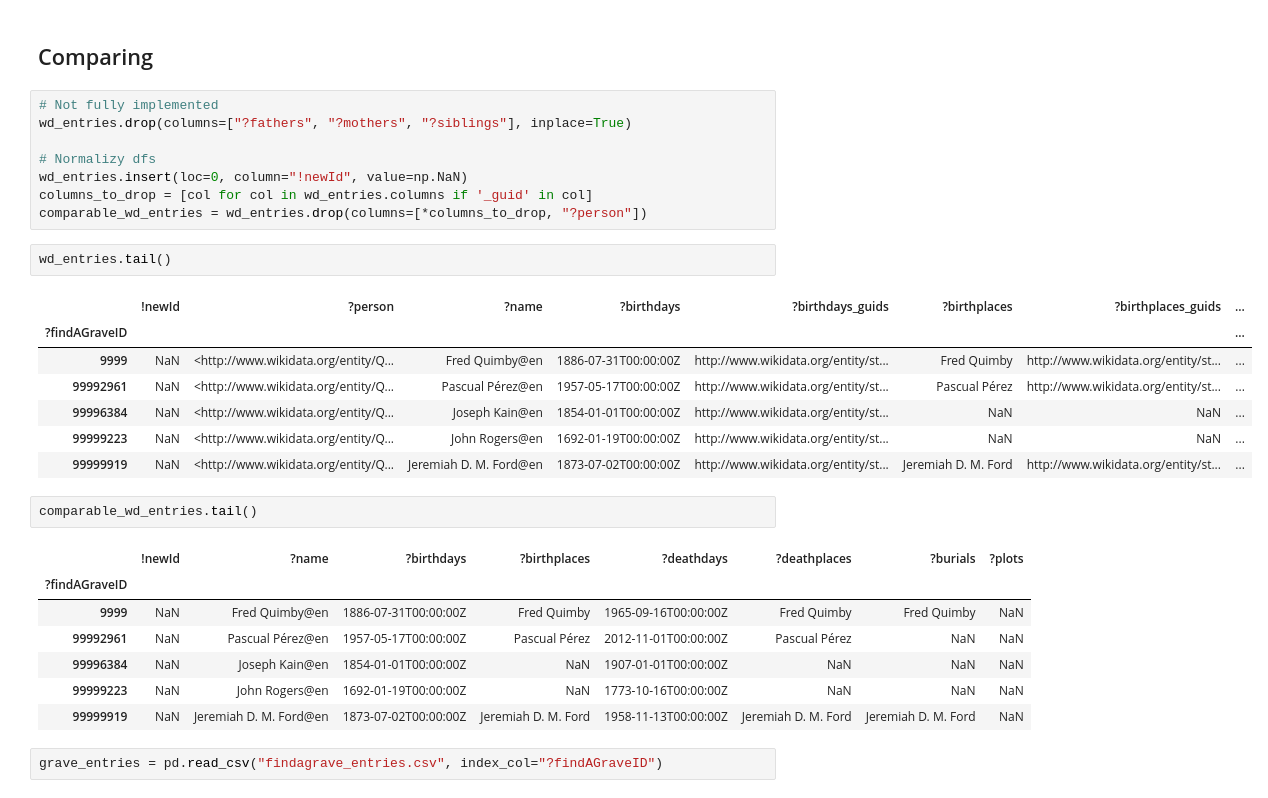
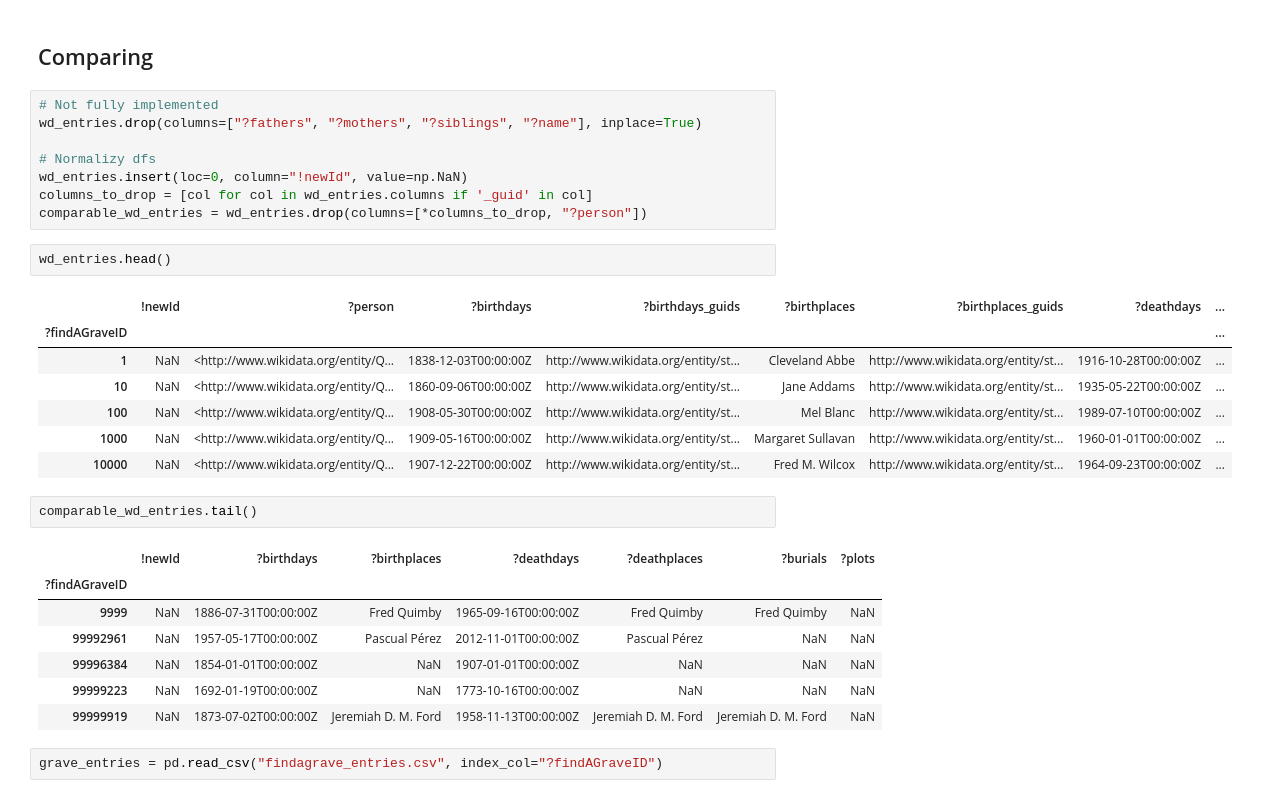
Before and after one commit to funblaster22/Wikidata-Purdue-Data-Mine, a Jupyter notebook: MismatchGeneration/finda_grave/finda_grave.ipynb, the cells around one changed output. Drawn from its saved outputs; the diff is of its cells as text.

```diff
--- a/MismatchGeneration/finda_grave/finda_grave.ipynb
+++ b/MismatchGeneration/finda_grave/finda_grave.ipynb
@@ -135,32 +135,32 @@ acc[0]
 ## Comparing
 # %%
 # Not fully implemented
-wd_entries.drop(columns=["?fathers", "?mothers", "?siblings"], inplace=True)
+wd_entries.drop(columns=["?fathers", "?mothers", "?siblings", "?name"], inplace=True)
 
 # Normalizу dfs
 wd_entries.insert(loc=0, column="!newId", value=np.NaN)
 columns_to_drop = [col for col in wd_entries.columns if '_guid' in col]
 comparable_wd_entries = wd_entries.drop(columns=[*columns_to_drop, "?person"])
 # %%
-wd_entries.tail()
+wd_entries.head()
 # %% [output]
-|  | !newId | ?person | ?name | ?birthdays | ?birthdays_guids | ?birthplaces | ?birthplaces_guids | ... |
+|  | !newId | ?person | ?birthdays | ?birthdays_guids | ?birthplaces | ?birthplaces_guids | ?deathdays | ... |
 | ?findAGraveID |  |  |  |  |  |  |  | ... |
-| 9999 | NaN | <http://www.wikidata.org/entity/Q... | Fred Quimby@en | 1886-07-31T00:00:00Z | http://www.wikidata.org/entity/st... | Fred Quimby | http://www.wikidata.org/entity/st... | ... |
-| 99992961 | NaN | <http://www.wikidata.org/entity/Q... | Pascual Pérez@en | 1957-05-17T00:00:00Z | http://www.wikidata.org/entity/st... | Pascual Pérez | http://www.wikidata.org/entity/st... | ... |
-| 99996384 | NaN | <http://www.wikidata.org/entity/Q... | Joseph Kain@en | 1854-01-01T00:00:00Z | http://www.wikidata.org/entity/st... | NaN | NaN | ... |
-| 99999223 | NaN | <http://www.wikidata.org/entity/Q... | John Rogers@en | 1692-01-19T00:00:00Z | http://www.wikidata.org/entity/st... | NaN | NaN | ... |
-| 99999919 | NaN | <http://www.wikidata.org/entity/Q... | Jeremiah D. M. Ford@en | 1873-07-02T00:00:00Z | http://www.wikidata.org/entity/st... | Jeremiah D. M. Ford | http://www.wikidata.org/entity/st... | ... |
+| 1 | NaN | <http://www.wikidata.org/entity/Q... | 1838-12-03T00:00:00Z | http://www.wikidata.org/entity/st... | Cleveland Abbe | http://www.wikidata.org/entity/st... | 1916-10-28T00:00:00Z | ... |
+| 10 | NaN | <http://www.wikidata.org/entity/Q... | 1860-09-06T00:00:00Z | http://www.wikidata.org/entity/st... | Jane Addams | http://www.wikidata.org/entity/st... | 1935-05-22T00:00:00Z | ... |
+| 100 | NaN | <http://www.wikidata.org/entity/Q... | 1908-05-30T00:00:00Z | http://www.wikidata.org/entity/st... | Mel Blanc | http://www.wikidata.org/entity/st... | 1989-07-10T00:00:00Z | ... |
+| 1000 | NaN | <http://www.wikidata.org/entity/Q... | 1909-05-16T00:00:00Z | http://www.wikidata.org/entity/st... | Margaret Sullavan | http://www.wikidata.org/entity/st... | 1960-01-01T00:00:00Z | ... |
+| 10000 | NaN | <http://www.wikidata.org/entity/Q... | 1907-12-22T00:00:00Z | http://www.wikidata.org/entity/st... | Fred M. Wilcox | http://www.wikidata.org/entity/st... | 1964-09-23T00:00:00Z | ... |
 # %%
 comparable_wd_entries.tail()
 # %% [output]
-|  | !newId | ?name | ?birthdays | ?birthplaces | ?deathdays | ?deathplaces | ?burials | ?plots |
-| ?findAGraveID |  |  |  |  |  |  |  |  |
-| 9999 | NaN | Fred Quimby@en | 1886-07-31T00:00:00Z | Fred Quimby | 1965-09-16T00:00:00Z | Fred Quimby | Fred Quimby | NaN |
-| 99992961 | NaN | Pascual Pérez@en | 1957-05-17T00:00:00Z | Pascual Pérez | 2012-11-01T00:00:00Z | Pascual Pérez | NaN | NaN |
-| 99996384 | NaN | Joseph Kain@en | 1854-01-01T00:00:00Z | NaN | 1907-01-01T00:00:00Z | NaN | NaN | NaN |
-| 99999223 | NaN | John Rogers@en | 1692-01-19T00:00:00Z | NaN | 1773-10-16T00:00:00Z | NaN | NaN | NaN |
-| 99999919 | NaN | Jeremiah D. M. Ford@en | 1873-07-02T00:00:00Z | Jeremiah D. M. Ford | 1958-11-13T00:00:00Z | Jeremiah D. M. Ford | Jeremiah D. M. Ford | NaN |
+|  | !newId | ?birthdays | ?birthplaces | ?deathdays | ?deathplaces | ?burials | ?plots |
+| ?findAGraveID |  |  |  |  |  |  |  |
+| 9999 | NaN | 1886-07-31T00:00:00Z | Fred Quimby | 1965-09-16T00:00:00Z | Fred Quimby | Fred Quimby | NaN |
+| 99992961 | NaN | 1957-05-17T00:00:00Z | Pascual Pérez | 2012-11-01T00:00:00Z | Pascual Pérez | NaN | NaN |
+| 99996384 | NaN | 1854-01-01T00:00:00Z | NaN | 1907-01-01T00:00:00Z | NaN | NaN | NaN |
+| 99999223 | NaN | 1692-01-19T00:00:00Z | NaN | 1773-10-16T00:00:00Z | NaN | NaN | NaN |
+| 99999919 | NaN | 1873-07-02T00:00:00Z | Jeremiah D. M. Ford | 1958-11-13T00:00:00Z | Jeremiah D. M. Ford | Jeremiah D. M. Ford | NaN |
 # %%
 grave_entries = pd.read_csv("findagrave_entries.csv", index_col="?findAGraveID")
 # %%
```
Also changed, not shown: parts of 4 cells of this notebook, 2 other files.
